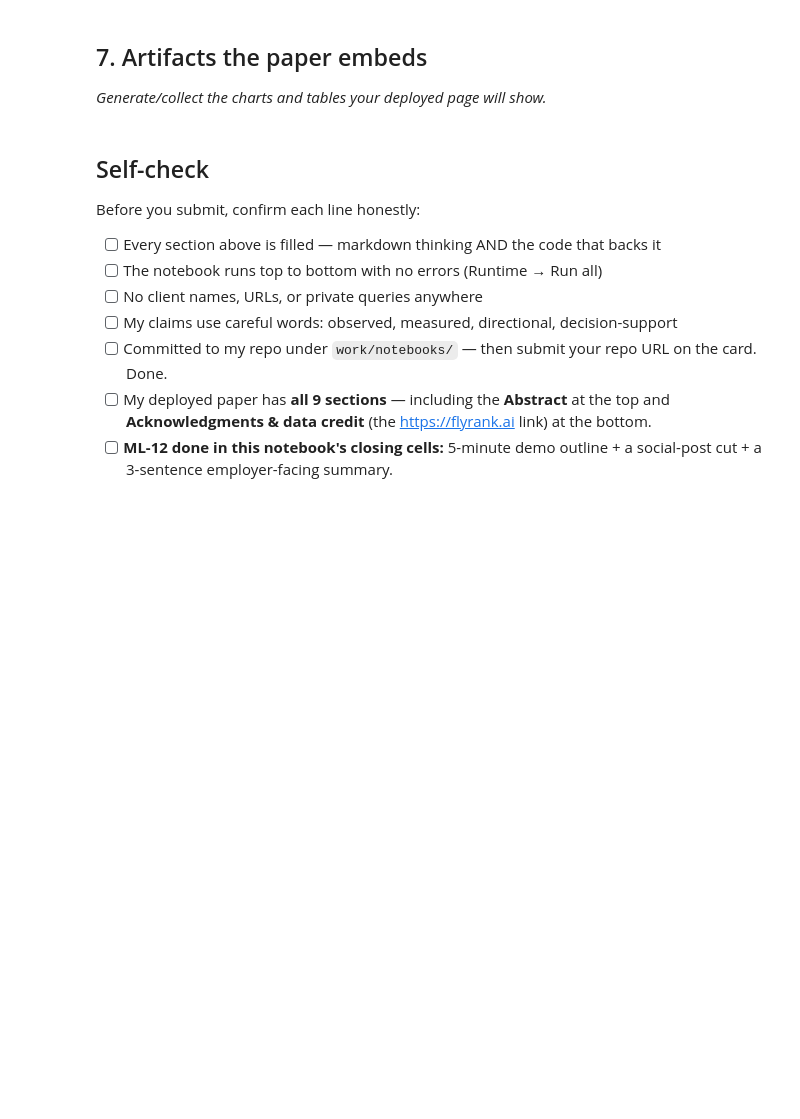
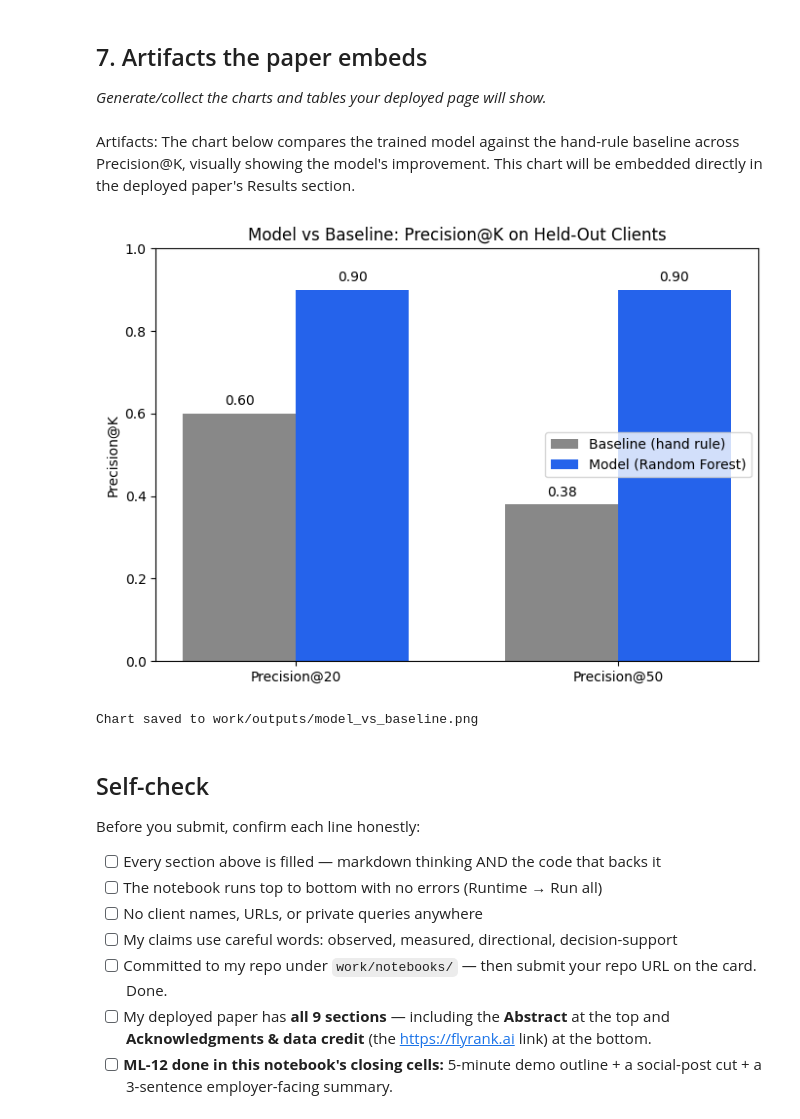
Before and after one commit to ranamohsincodes/flyranktask1, a Jupyter notebook: work/notebooks/capstone.ipynb, the cells around one changed output. Saved outputs shown, nothing was run; the diff lists cells and outputs as text; code cells hidden in the pictures; blank space fills up the shorter version.

```diff
--- a/work/notebooks/capstone.ipynb
+++ b/work/notebooks/capstone.ipynb
@@ -34,6 +210,46 @@ This skeleton is yours to fill. Work the sections **in order** — each one has
 ## 7. Artifacts the paper embeds
 
 *Generate/collect the charts and tables your deployed page will show.*
+# %% [markdown]
+Artifacts: The chart below compares the trained model against the hand-rule baseline across Precision@K, visually showing the model's improvement. This chart will be embedded directly in the deployed paper's Results section.
+# %%
+import matplotlib.pyplot as plt
+
+k_values = [20, 50]
+baseline_precisions = []
+model_precisions = []
+
+for k in k_values:
+    baseline_precisions.append(precision_at_k(baseline_scores.values, y_test.values, k))
+    model_precisions.append(precision_at_k(model_scores, y_test.values, k))
+
+x = np.arange(len(k_values))
+width = 0.35
+
+fig, ax = plt.subplots(figsize=(7, 5))
+ax.bar(x - width/2, baseline_precisions, width, label='Baseline (hand rule)', color='#888888')
+ax.bar(x + width/2, model_precisions, width, label='Model (Random Forest)', color='#2563eb')
+
+ax.set_ylabel('Precision@K')
+ax.set_title('Model vs Baseline: Precision@K on Held-Out Clients')
+ax.set_xticks(x)
+ax.set_xticklabels([f'Precision@{k}' for k in k_values])
+ax.legend()
+ax.set_ylim(0, 1)
+
+for i, (b, m) in enumerate(zip(baseline_precisions, model_precisions)):
+    ax.text(i - width/2, b + 0.02, f'{b:.2f}', ha='center')
+    ax.text(i + width/2, m + 0.02, f'{m:.2f}', ha='center')
+
+plt.tight_layout()
+os.makedirs("work/outputs", exist_ok=True)
+plt.savefig('work/outputs/model_vs_baseline.png', dpi=150)
+plt.show()
+
+print("Chart saved to work/outputs/model_vs_baseline.png")
+# %% [output]
+[figure, added]
+Chart saved to work/outputs/model_vs_baseline.png
 # %% [markdown]
 ## Self-check
 
```
Also changed, not shown: parts of 14 cells of this notebook.
